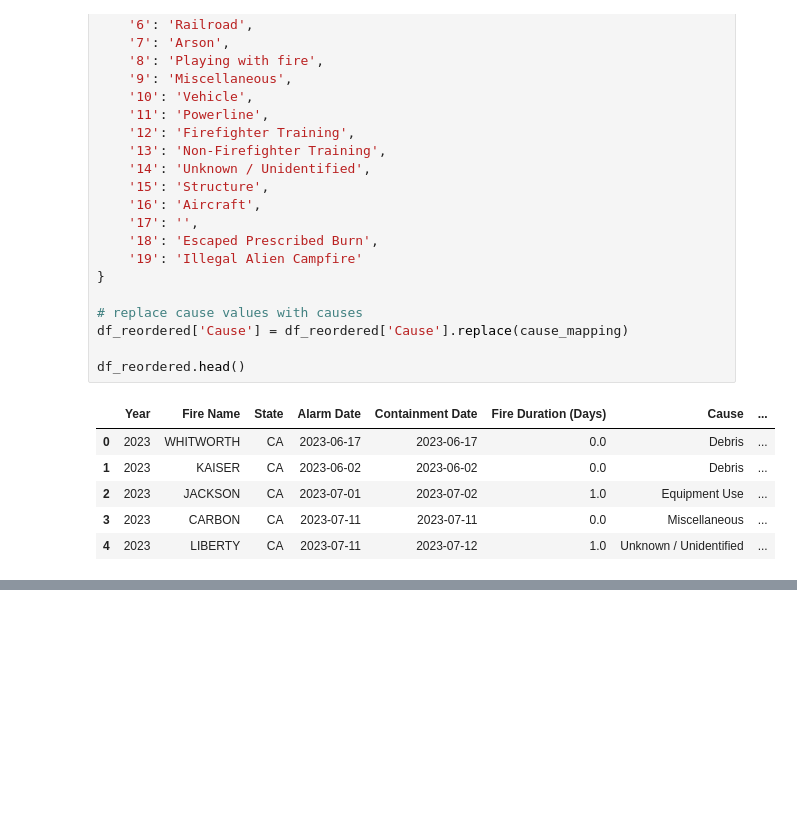
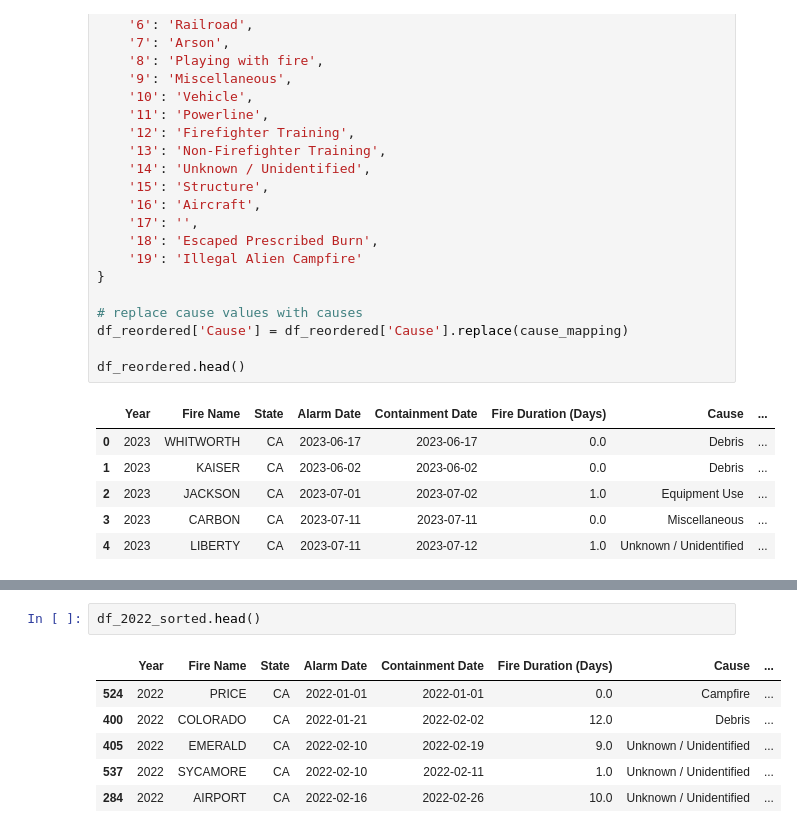
Before and after one commit to epsilonite/pandas-project, a Jupyter notebook: jenny-folder/CA-Wildfire-JJ2.ipynb, the cells around one changed output, grey strips where cells are left out. Cells and saved outputs as stored; diff of their text form; blank space fills up the shorter version.

```diff
--- a/jenny-folder/CA-Wildfire-JJ2.ipynb
+++ b/jenny-folder/CA-Wildfire-JJ2.ipynb
@@ -100,0 +131,9 @@ df_reordered.head()
+# %%
+df_2022_sorted.head()
+# %% [output]
+|  | Year | Fire Name | State | Alarm Date | Containment Date | Fire Duration (Days) | Cause | ... |
+| 524 | 2022 | PRICE | CA | 2022-01-01 | 2022-01-01 | 0.0 | Campfire | ... |
+| 400 | 2022 | COLORADO | CA | 2022-01-21 | 2022-02-02 | 12.0 | Debris | ... |
+| 405 | 2022 | EMERALD | CA | 2022-02-10 | 2022-02-19 | 9.0 | Unknown / Unidentified | ... |
+| 537 | 2022 | SYCAMORE | CA | 2022-02-10 | 2022-02-11 | 1.0 | Unknown / Unidentified | ... |
+| 284 | 2022 | AIRPORT | CA | 2022-02-16 | 2022-02-26 | 10.0 | Unknown / Unidentified | ... |
```
Also changed, not shown: parts of 7 cells of this notebook.
